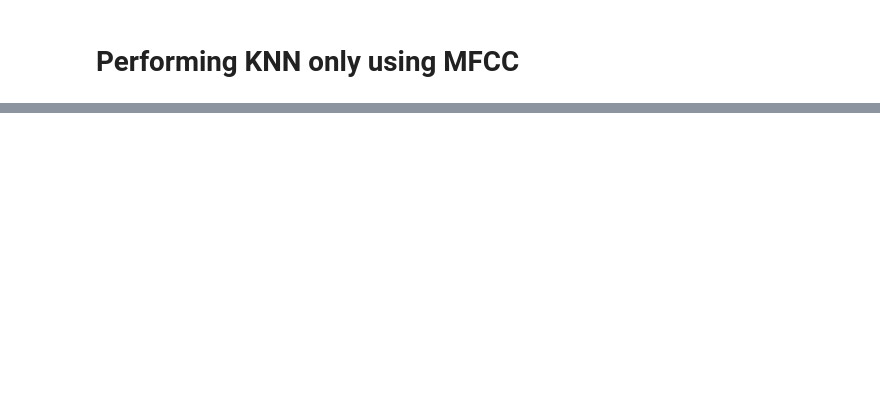
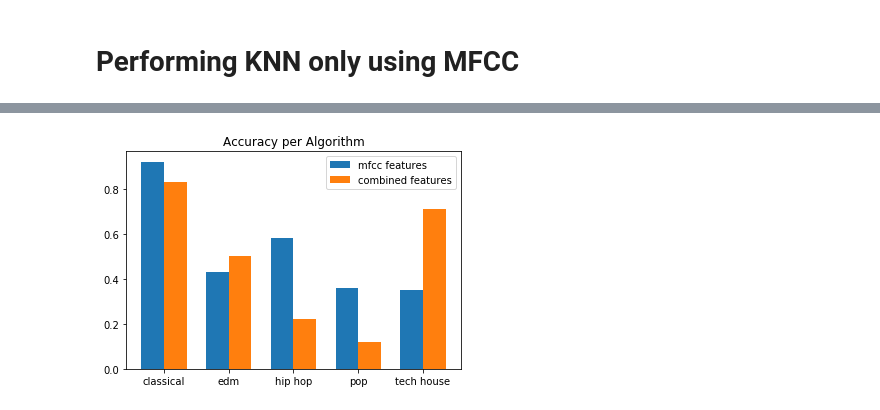
Before and after one commit to LukeMedeiros/JustFlow-notebooks, a Jupyter notebook: Bens-Notebooks/Similarity.ipynb, the cells around one changed output, grey strips where cells are left out. Saved outputs shown, nothing was run; the diff lists cells and outputs as text; code cells hidden in the pictures; blank space fills up the shorter version.

```diff
--- a/Bens-Notebooks/Similarity.ipynb
+++ b/Bens-Notebooks/Similarity.ipynb
@@ -74,0 +93,24 @@ for i in range(0, len(tracks), 10):
+# %%
+genres = ['classical', 'edm', 'hip hop', 'pop', 'tech house']
+combined_means = []
+mfcc_means = []
+
+x = np.arange(len(genres))
+width = 0.35
+
+for genre in genres:
+    # total percent over total genres tested
+    combined_means.append(genre_accuracy_combined[genre][1]/genre_accuracy_combined[genre][0])
+    mfcc_means.append(genre_accuracy_mfcc[genre][1]/genre_accuracy_mfcc[genre][0])
+
+fig, ax = plt.subplots()
+rects1 = ax.bar(x - width/2, mfcc_means, width, label='mfcc features')
+rects2 = ax.bar(x + width/2, combined_means, width, label='combined features')
+
+ax.set_title('Accuracy per Algorithm')
+ax.set_xticks(x)
+ax.set_xticklabels(genres)
+ax.legend()
+plt.show()
+# %% [output]
+[figure, added]
```
Also changed, not shown: parts of 5 cells of this notebook.
